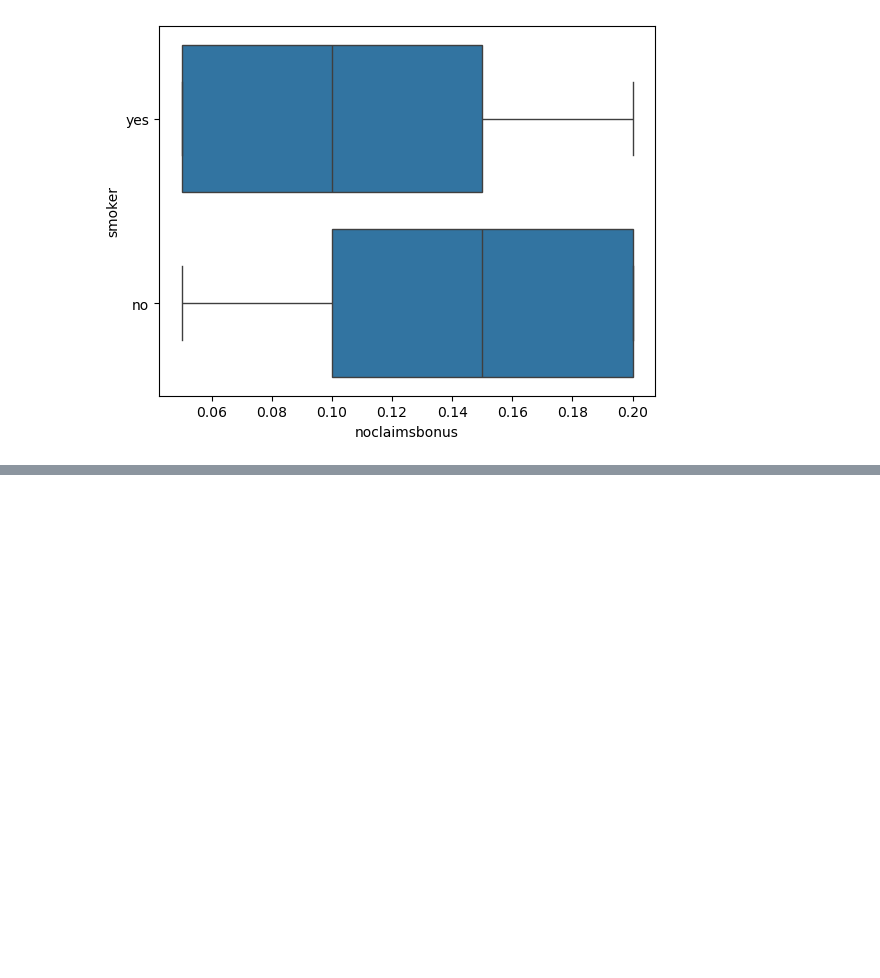
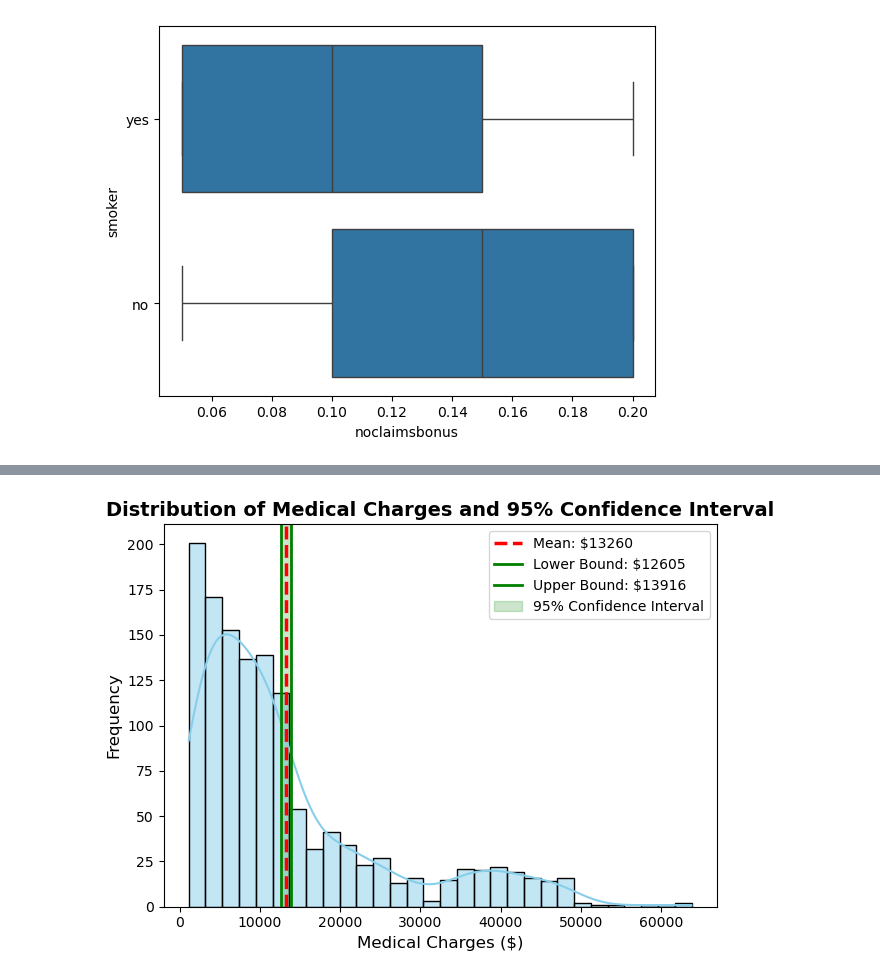
Before and after one commit to DBaska441/Medical-Insurance-Cost-Analysis-Prediction, a Jupyter notebook: Medical Insurance Cost Analysis Using Exploratory Data Analysis and Statistical Inference.ipynb, the cells around one changed output, grey strips where cells are left out. Saved outputs shown, nothing was run; the diff lists cells and outputs as text; code cells hidden in the pictures; blank space fills up the shorter version.

```diff
--- a/Untitled.ipynb
+++ b/Medical Insurance Cost Analysis Using Exploratory Data Analysis and Statistical Inference.ipynb
@@ -424,0 +583,22 @@ plt.show()
+# %%
+mean_charge = 13260
+ci_lower = 12605
+ci_upper = 13916
+
+sns.histplot(data['charges'], kde=True, color='skyblue', bins=30, alpha=0.5)
+
+plt.axvline(mean_charge, color='red', linestyle='--', linewidth=2.5, label=f'Mean: ${mean_charge}')
+plt.axvline(ci_lower, color='green', linestyle='-', linewidth=2, label=f'Lower Bound: ${ci_lower}')
+plt.axvline(ci_upper, color='green', linestyle='-', linewidth=2, label=f'Upper Bound: ${ci_upper}')
+
+plt.axvspan(ci_lower, ci_upper, color='green', alpha=0.2, label='95% Confidence Interval')
+
+plt.title('Distribution of Medical Charges and 95% Confidence Interval', fontsize=14, fontweight='bold')
+plt.xlabel('Medical Charges ($)', fontsize=12)
+plt.ylabel('Frequency', fontsize=12)
+plt.legend()
+plt.tight_layout()
+plt.savefig("images/conf_interval.png", dpi=300, bbox_inches='tight')
+plt.show()
+# %% [output]
+[figure, added]
```
Also changed, not shown: parts of 30 cells of this notebook, 6 other files.
